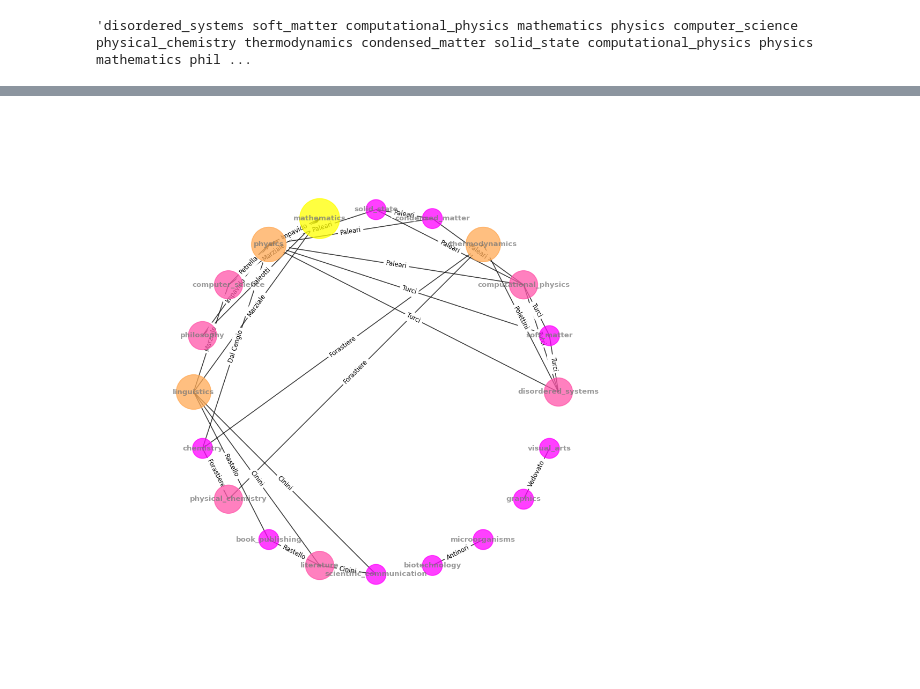
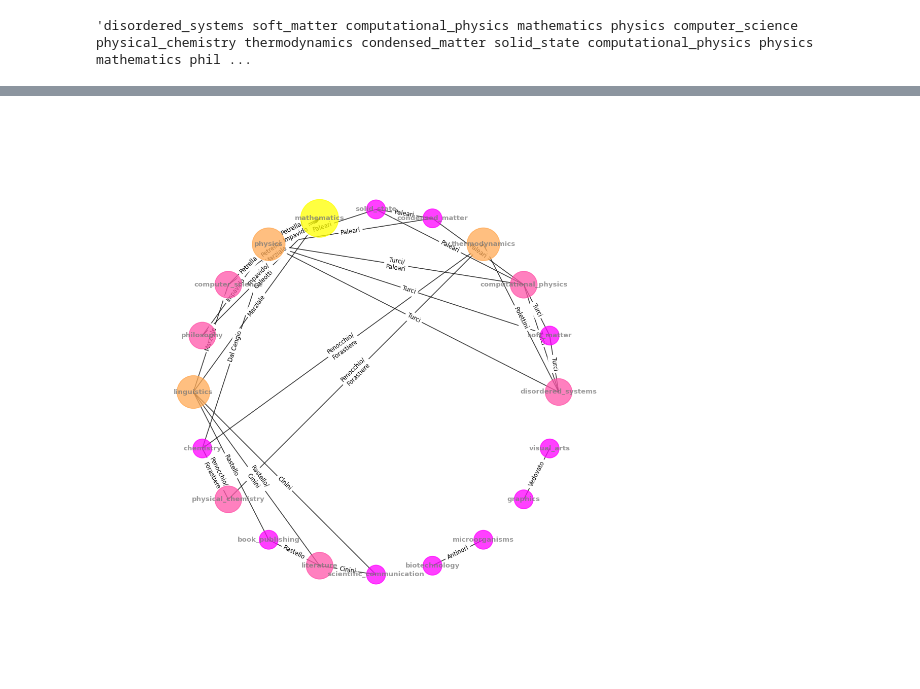
Before and after one commit to FTurci/extemporaneapy, a Jupyter notebook: Extemporaneapy.ipynb, the cells around one changed output, grey strips where cells are left out. Saved outputs shown, nothing was run; the diff lists cells and outputs as text; code cells hidden in the pictures.

```diff
--- a/Extemporaneapy.ipynb
+++ b/Extemporaneapy.ipynb
@@ -82,15 +82,28 @@ net = {}
 import networkx as nx
 G = nx.Graph()
 
-# connections['Surname'] = df['Surname']
 for t in topics:
+
+  # print(t)
   G.add_node(t)
   test = df['Subjects (max 3 items)'].str.contains(t.replace("_"," "))
   for p in df['Surname'][test]:
+    # print("    "+p, end=" ")
     connections = df['Subjects (max 3 items)'][df['Surname']==p].iloc[0].split(',')
 
     for c in connections:
       c = c.strip()
       key = c.replace(' ','_')
+      # print("->",key)
       if key != t:
-        G.add_edge(t,key,name=p)
+        if G.has_edge(t,key)==False or G.has_edge(key,t)==False:
+          G.add_edge(t,key,name=p)
+        else:
+          oldname = G.edges[t,key]['name']
+          if p in oldname:
+            pass
+          else:
+            print(G.edges[t,key]['name'])
+            G.edges[t,key]['name'] = G.edges[t,key]['name'] + "/\n" + p
+            print(G.edges[t,key]['name'])
+  # print("\n")
@@ -97,17 +128,17 @@ for t in topics:
 # %%
-plt.figure(figsize=(8.5,8.5 ),dpi=120)
+plt.figure(figsize=(9,9 ),dpi=120)
 pos=nx.shell_layout(G)
 sizes = np.array([dict(counts)[f] for f in list(G.nodes)])*500
 nx.draw(G,pos=pos, with_labels=True,
         font_color='#797979',
         font_weight='bold',
         font_size=8,
         node_size=sizes,
         node_color=sizes, cmap = plt.cm.spring, alpha=0.75)
 nx.draw_networkx_edge_labels(G,pos=pos, edge_labels=nx.get_edge_attributes(G,'name'), font_size=7);
 xs = [xx for xx,yy in pos.values()]
 ys = [yy for xx,yy in pos.values()]
 plt.xlim(1.5*min(xs),1.5*max(xs));
 plt.ylim(1.5*min(ys),1.5*max(ys));
 # %% [output]
-[figure, old version]
+[figure, new version]
```
Also changed, not shown: parts of 3 cells of this notebook.
